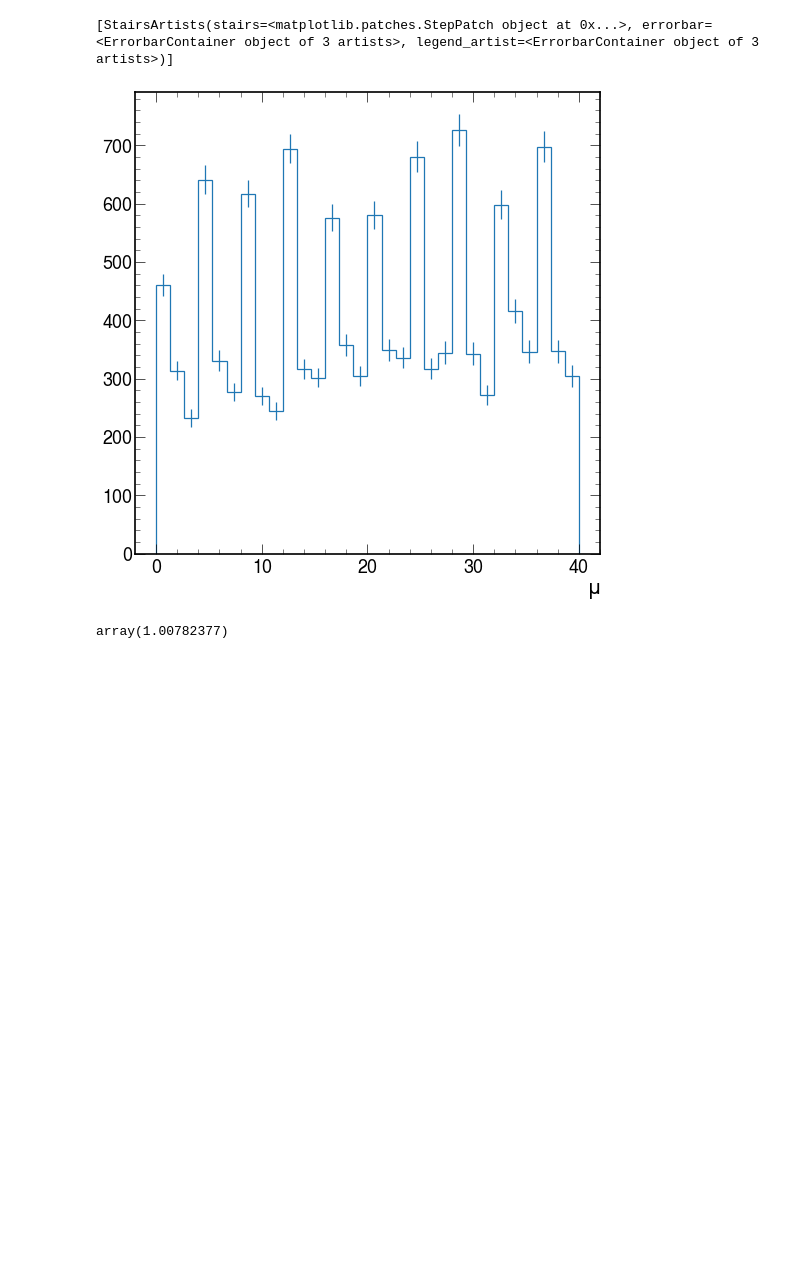
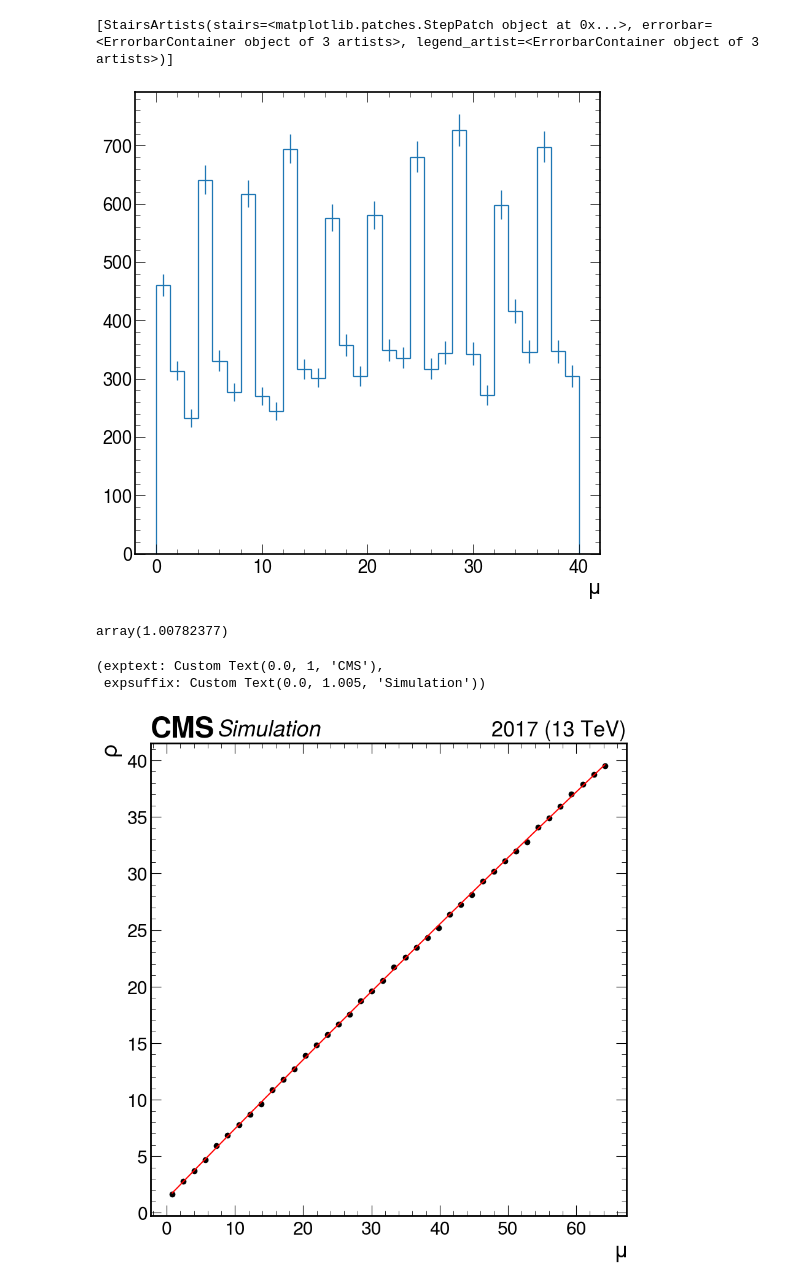
Before and after one commit to mandalaritra1/JERcoffeacasa, a Jupyter notebook: qcd_processor-v4.ipynb, the cells around one changed output. Saved outputs shown, nothing was run; the diff lists cells and outputs as text; code cells hidden in the pictures; blank space fills up the shorter version.

```diff
--- a/qcd_processor-v4.ipynb
+++ b/qcd_processor-v4.ipynb
@@ -55,6 +56,17 @@ plt.rcParams['figure.dpi'] = 60
 eras = ["2017"]
 testing = False
 # %%
-hists = runner(testing = testing, eras = eras, prependstr = 'root://xcache/', nworkers = 1, client = None  )
+eraslist = [ ["2017"]]
+for eras in eraslist:
+    hists = runner(testing = testing, eras = eras, prependstr = 'root://xcache/', nworkers = 4, client = None  )
+    if testing == True:
+        fname_out = 'test_QCD_pt_response_'+eras[0]+'JME'+'.pkl'
+    else:
+        fname_out = 'QCD_pt_response_'+eras[0]+'JME'+'.pkl'
+
+    with open(fname_out, "wb") as f:
+            pickle.dump( hists, f )
+
+    print(f"The histograms are stored in {fname_out}")
 # %% [output]
 [interactive output not drawn]
@@ -110,0 +120,30 @@ array(1.00782377)
+# %%
+
+with open("QCD_pt_response_2017JME.pkl", "rb") as f:
+    output = pickle.load( f )
+# %%
+hist_1 = output["pileup_rho"]
+pileup_centers = hist_1.axes[1].centers
+pileup_bins = hist_1.axes[1].edges
+pileup_widths = hist_1.axes[1].widths
+
+rho_centers = hist_1.axes[2].centers
+rho_widths = hist_1.axes[2].widths
+# %%
+hist_pileup_rho = hist_1.project("pileup_fine", "rho_fine")
+hist_pileup_rho = hist_pileup_rho.to_numpy()[0]
+# %%
+means = []
+for i in range(len(hist_pileup_rho)):
+    means.append(mean_finder(hist_pileup_rho[i], rho_centers))
+
+plt.plot(pileup_centers, means, linestyle = "", marker = 'o', color = 'black')
+popt, pcov = curve_fit(qdline, pileup_centers, means)
+plt.plot(pileup_centers, qdline(pileup_centers, *popt), label = 'Fit', color = 'r')
+plt.xlabel(r"$\mu$")
+plt.ylabel(r"$\rho$")
+hep.cms.label(year = 2017)
+# %% [output]
+(exptext: Custom Text(0.0, 1, 'CMS'),
+ expsuffix: Custom Text(0.0, 1.005, 'Simulation'))
+[figure, added]
```
Also changed, not shown: parts of 7 cells of this notebook, 6 other files.
